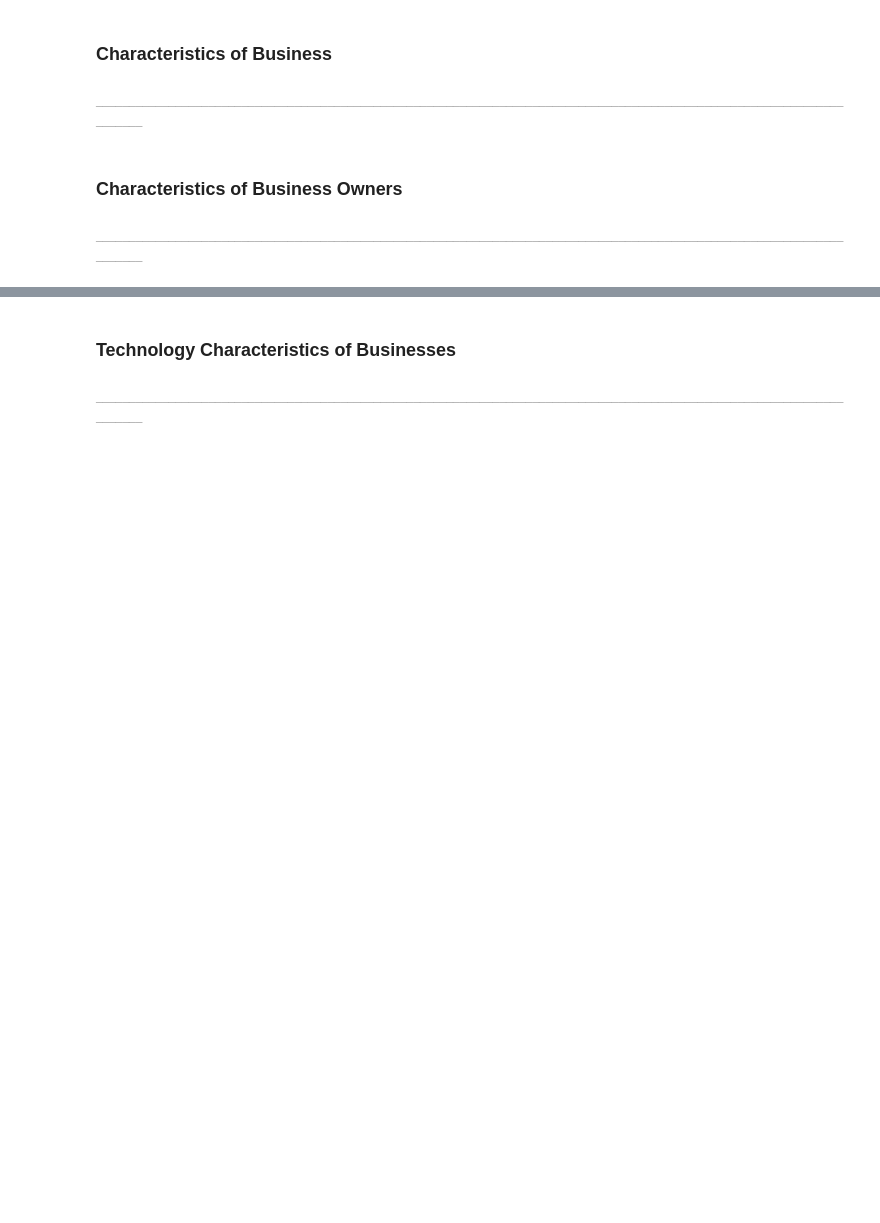
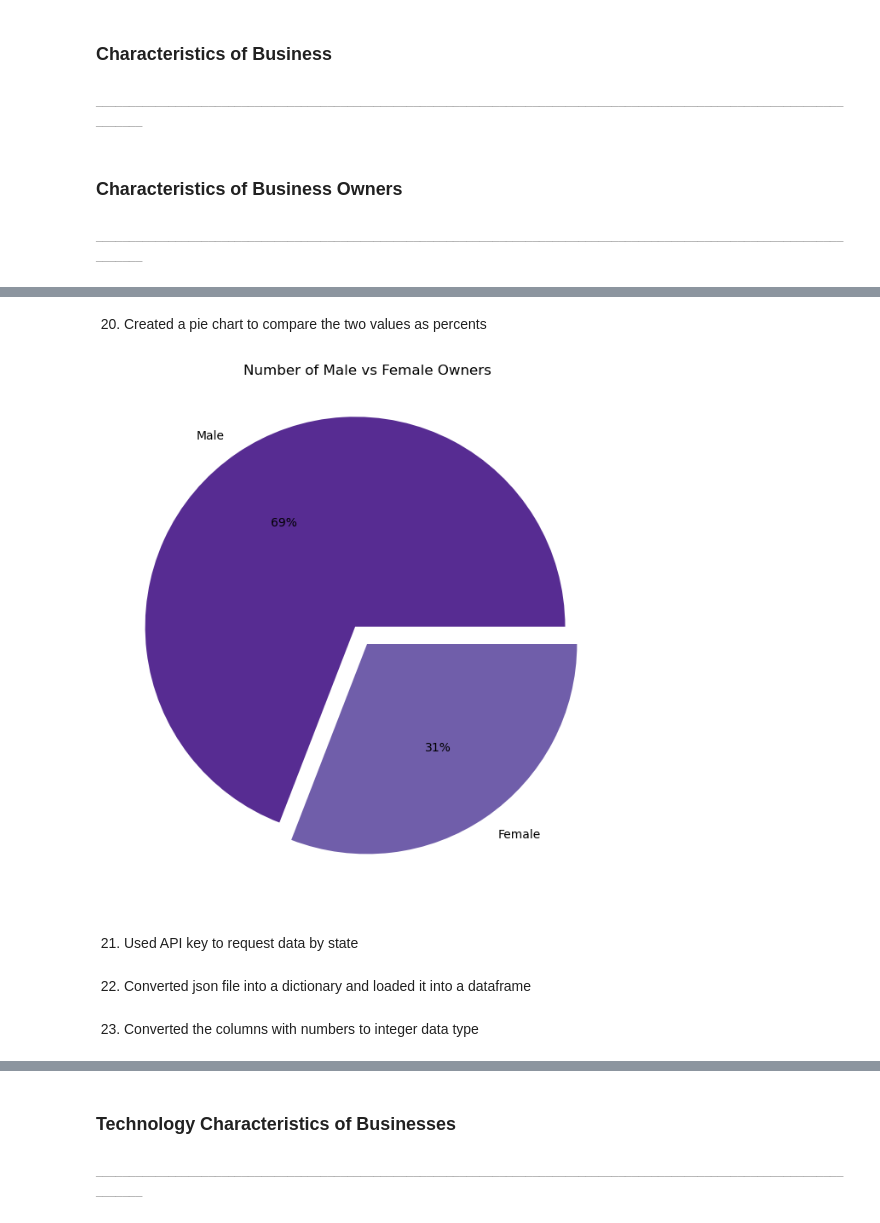
Before and after one commit to FinnMcSweeney/asmt-08-group1, a Jupyter notebook: asmt-08.ipynb, the cells around one changed output, grey strips where cells are left out. Drawn from its saved outputs; the diff is of its cells as text; code cells hidden in the pictures; blank space fills up the shorter version.

```diff
--- a/asmt-08.ipynb
+++ b/asmt-08.ipynb
@@ -336,0 +272,22 @@ plt.ylabel('Number of Owners', size = 12);
+# %% [markdown]
+20. Created a pie chart to compare the two values as percents
+# %%
+# Set the two data values
+data = [2854230, 1274666]
+# Set the two data labels
+labels = ['Male','Female']
+# Set the color palette
+colors = sns.color_palette('Purples_r')
+# Set explode so that the portions would pop out
+explode = (0.1, 0)
+# Set figure size
+plt.figure(figsize=(12,8))
+# Created the pie chart
+plt.pie(data, explode = explode, labels = labels, colors = colors, autopct='%.0f%%')
+# Set title
+plt.title('Number of Male vs Female Owners', size = 12)
+plt.show()
+# %% [output]
+[figure, added]
+# %% [markdown]
+21. Used API key to request data by state
@@ -336,0 +302,2 @@ plt.ylabel('Number of Owners', size = 12);
+# %% [markdown]
+22. Converted json file into a dictionary and loaded it into a dataframe
@@ -336,0 +306,2 @@ plt.ylabel('Number of Owners', size = 12);
+# %% [markdown]
+23. Converted the columns with numbers to integer data type
```
Also changed, not shown: parts of 90 cells of this notebook.
